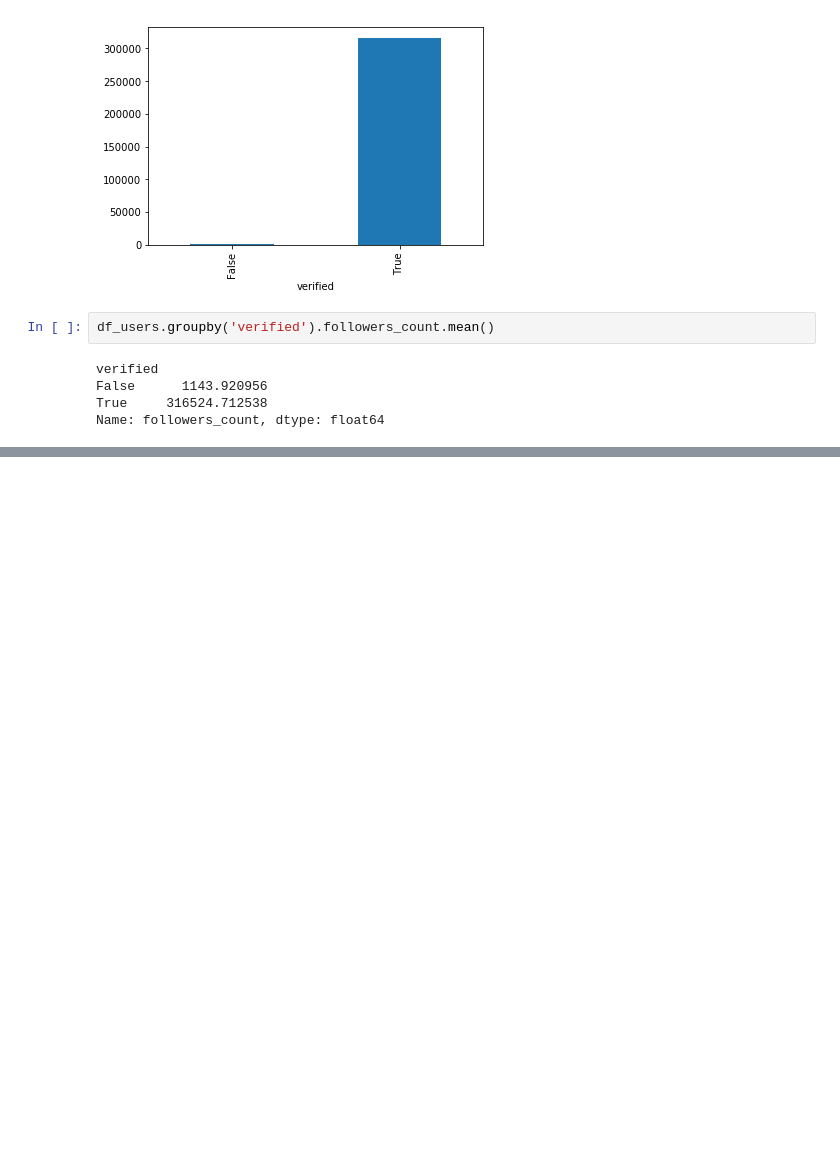
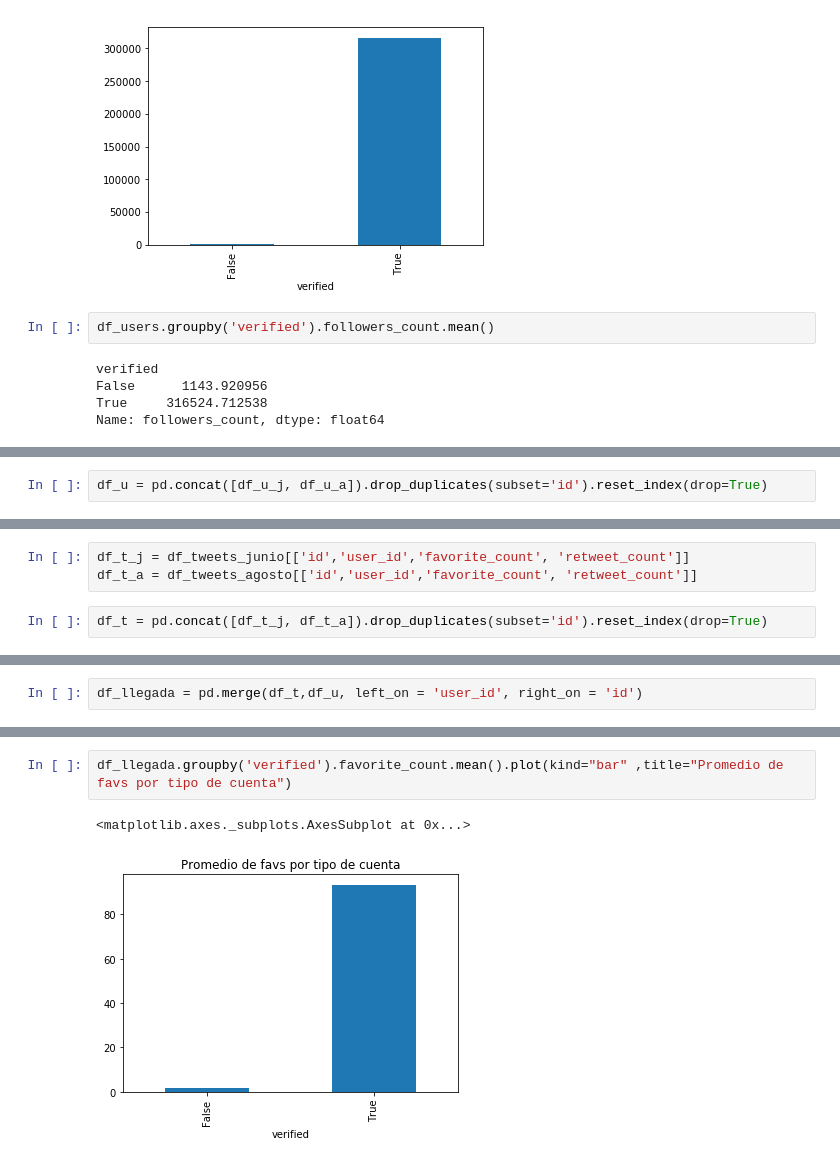
Before and after one commit to juan-analian/mentoria-diplodatos-2019, a Jupyter notebook: users_and_tweets.ipynb, the cells around one changed output, grey strips where cells are left out. Saved outputs shown, nothing was run; the diff lists cells and outputs as text; blank space fills up the shorter version.

```diff
--- a/users_and_tweets.ipynb
+++ b/users_and_tweets.ipynb
@@ -600,0 +605,2 @@ Name: location, Length: 73528, dtype: int64
+# %%
+df_u = pd.concat([df_u_j, df_u_a]).drop_duplicates(subset='id').reset_index(drop=True)
@@ -600,0 +616,5 @@ Name: location, Length: 73528, dtype: int64
+# %%
+df_t_j = df_tweets_junio[['id','user_id','favorite_count', 'retweet_count']]
+df_t_a = df_tweets_agosto[['id','user_id','favorite_count', 'retweet_count']]
+# %%
+df_t = pd.concat([df_t_j, df_t_a]).drop_duplicates(subset='id').reset_index(drop=True)
@@ -600,0 +629,2 @@ Name: location, Length: 73528, dtype: int64
+# %%
+df_llegada = pd.merge(df_t,df_u, left_on = 'user_id', right_on = 'id')
@@ -600,0 +639,5 @@ Name: location, Length: 73528, dtype: int64
+# %%
+df_llegada.groupby('verified').favorite_count.mean().plot(kind="bar" ,title="Promedio de favs por tipo de cuenta")
+# %% [output]
+<matplotlib.axes._subplots.AxesSubplot at 0x...>
+[figure, added]
```
Also changed, not shown: parts of 19 cells of this notebook.
